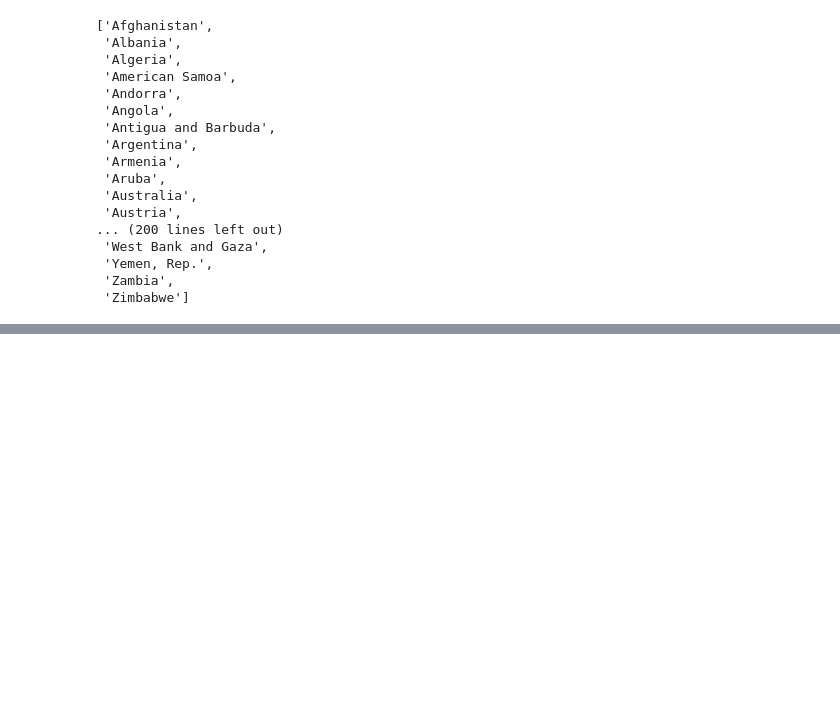
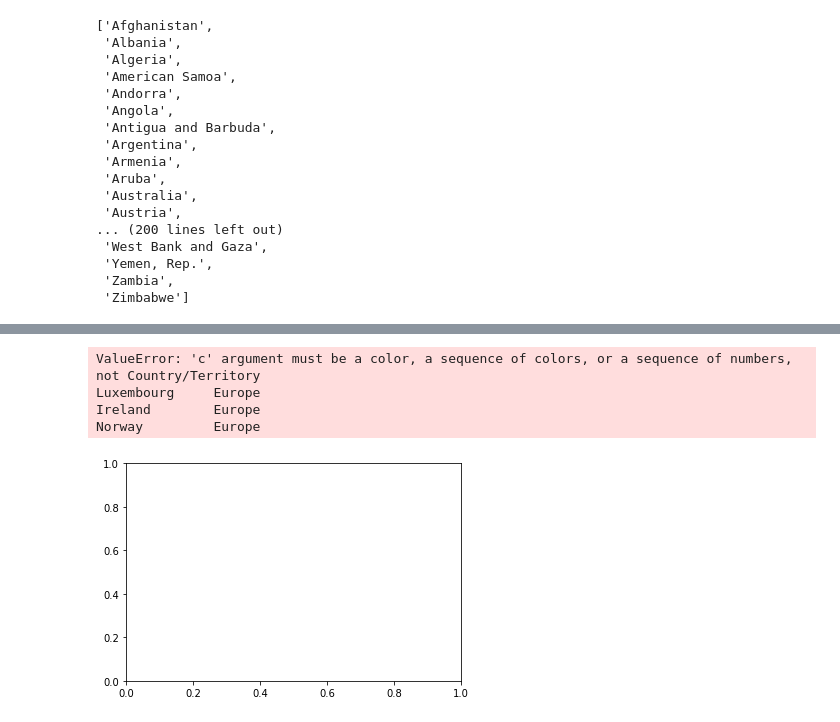
Before and after one commit to polarbearcode/DataAnalysis, a Jupyter notebook: CountryAnalysis/Analysis.ipynb, the cells around one changed output, grey strips where cells are left out. Cells and saved outputs as stored; diff of their text form; code cells hidden in the pictures; blank space fills up the shorter version.

Commit message:
cleaned data, ready to do scatterplot

```diff
--- a/CountryAnalysis/Analysis.ipynb
+++ b/CountryAnalysis/Analysis.ipynb
@@ -176,0 +174,3 @@ combinedDF.head()
+# %%
+combinedDF["GDP Per Capita"] = combinedDF["GDP Per Capita"].apply(pd.to_numeric)
+combinedDF.dtypes
@@ -176,0 +189,3 @@ combinedDF.head()
+# %%
+combinedDF = combinedDF[["Country/Territory", "UN Region", "Ranking", "GDP Per Capita"]]
+combinedDF.head()
@@ -176,0 +202,4 @@ combinedDF.head()
+# %%
+combinedDF = combinedDF[combinedDF["Ranking"].notna()]
+combinedDF["Ranking"] = combinedDF["Ranking"].apply(pd.to_numeric)
+combinedDF.head()
@@ -176,0 +214,9 @@ combinedDF.head()
+# %%
+regionGroup = combinedDF.groupby("UN Region")
+plt.scatter(x= combinedDF["GDP Per Capita"], y = combinedDF["Ranking"], c=combinedDF["UN Region"])
+# %% [output]
+ValueError: 'c' argument must be a color, a sequence of colors, or a sequence of numbers, not Country/Territory
+Luxembourg     Europe
+Ireland        Europe
+Norway         Europe
+[figure, added]
```
Also changed, not shown: parts of 17 cells of this notebook.
